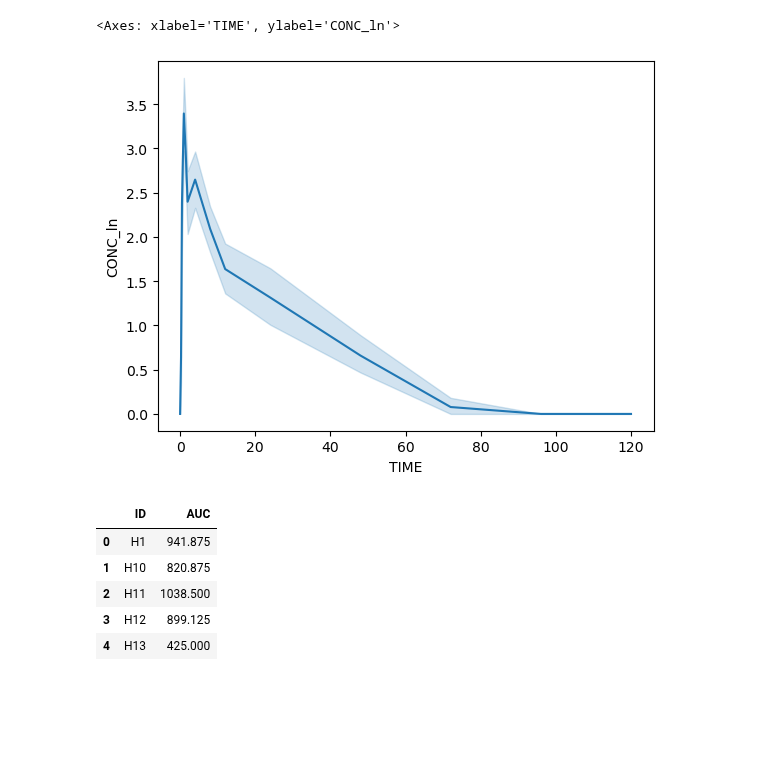
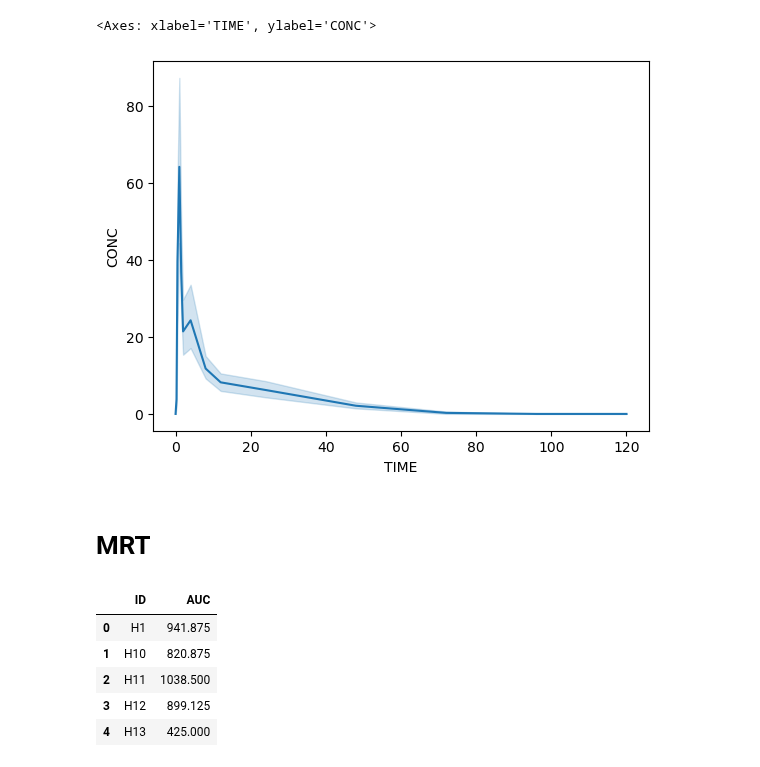
Before and after one commit to kelleyjbrady/NiceODE, a Jupyter notebook: NCA_demo.ipynb, the cells around one changed output. Cells and saved outputs as stored; diff of their text form; code cells hidden in the pictures; blank space fills up the shorter version.

```diff
--- a/NCA_demo.ipynb
+++ b/NCA_demo.ipynb
@@ -266,11 +46,13 @@ Name: abs_cv, dtype: float64
 # %%
 import seaborn as sns
 
 
-sns.lineplot(xth_df, x = 'TIME', y = 'CONC_ln',)
+sns.lineplot(xth_df, x = 'TIME', y = 'CONC',)
 # %% [output]
-<Axes: xlabel='TIME', ylabel='CONC_ln'>
+<Axes: xlabel='TIME', ylabel='CONC'>
-[figure, old version]
+[figure, new version]
+# %% [markdown]
+# MRT
 # %%
 from sklearn.metrics import auc
 # %%
```
Also changed, not shown: parts of 37 cells of this notebook.
